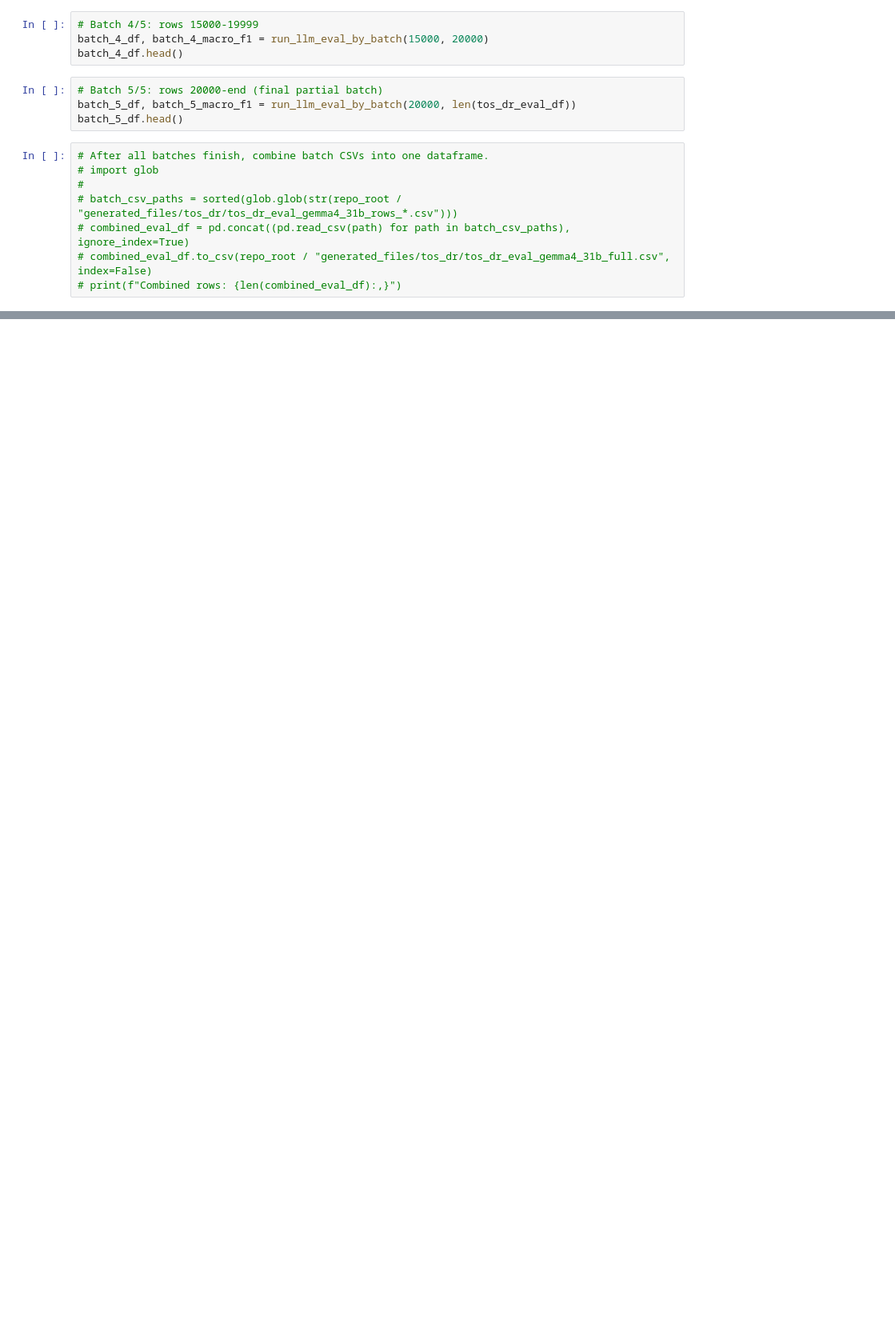
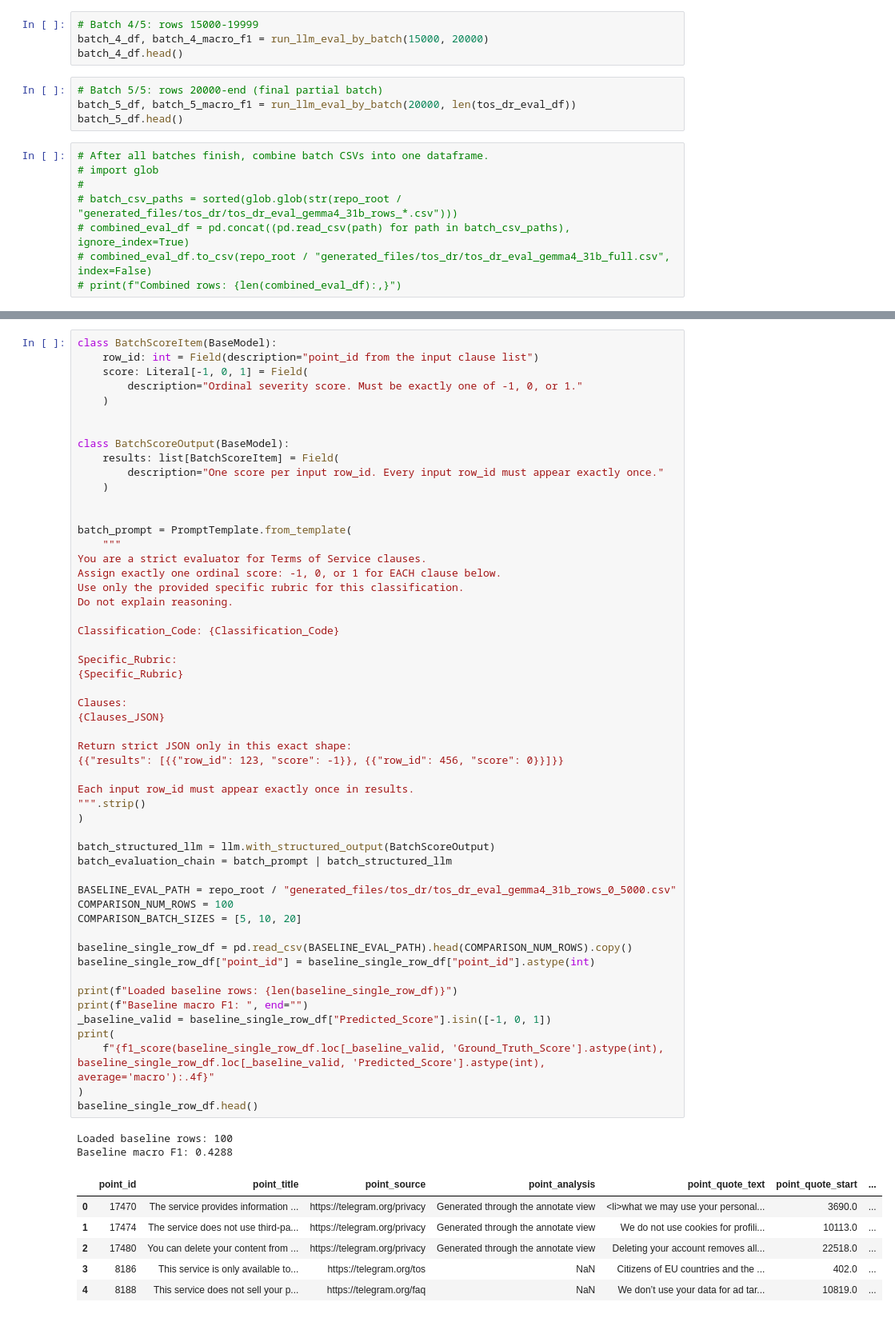
Before and after one commit to riki-11/lawgic, a Jupyter notebook: notebooks/tos_dr/tos_dr_evaluation.ipynb, the cells around one changed output, grey strips where cells are left out. Shown at 80% size. Drawn from its saved outputs; the diff is of its cells as text; blank space fills up the shorter version.

```diff
--- a/notebooks/tos_dr/tos_dr_evaluation.ipynb
+++ b/notebooks/tos_dr/tos_dr_evaluation.ipynb
@@ -649,0 +670,62 @@ batch_5_df.head()
+# %%
+class BatchScoreItem(BaseModel):
+    row_id: int = Field(description="point_id from the input clause list")
+    score: Literal[-1, 0, 1] = Field(
+        description="Ordinal severity score. Must be exactly one of -1, 0, or 1."
+    )
+
+
+class BatchScoreOutput(BaseModel):
+    results: list[BatchScoreItem] = Field(
+        description="One score per input row_id. Every input row_id must appear exactly once."
+    )
+
+
+batch_prompt = PromptTemplate.from_template(
+    """
+You are a strict evaluator for Terms of Service clauses.
+Assign exactly one ordinal score: -1, 0, or 1 for EACH clause below.
+Use only the provided specific rubric for this classification.
+Do not explain reasoning.
+
+Classification_Code: {Classification_Code}
+
+Specific_Rubric:
+{Specific_Rubric}
+
+Clauses:
+{Clauses_JSON}
+
+Return strict JSON only in this exact shape:
+{{"results": [{{"row_id": 123, "score": -1}}, {{"row_id": 456, "score": 0}}]}}
+
+Each input row_id must appear exactly once in results.
+""".strip()
+)
+
+batch_structured_llm = llm.with_structured_output(BatchScoreOutput)
+batch_evaluation_chain = batch_prompt | batch_structured_llm
+
+BASELINE_EVAL_PATH = repo_root / "generated_files/tos_dr/tos_dr_eval_gemma4_31b_rows_0_5000.csv"
+COMPARISON_NUM_ROWS = 100
+COMPARISON_BATCH_SIZES = [5, 10, 20]
+
+baseline_single_row_df = pd.read_csv(BASELINE_EVAL_PATH).head(COMPARISON_NUM_ROWS).copy()
+baseline_single_row_df["point_id"] = baseline_single_row_df["point_id"].astype(int)
+
+print(f"Loaded baseline rows: {len(baseline_single_row_df)}")
+print(f"Baseline macro F1: ", end="")
+_baseline_valid = baseline_single_row_df["Predicted_Score"].isin([-1, 0, 1])
+print(
+    f"{f1_score(baseline_single_row_df.loc[_baseline_valid, 'Ground_Truth_Score'].astype(int), baseline_single_row_df.loc[_baseline_valid, 'Predicted_Score'].astype(int), average='macro'):.4f}"
+)
+baseline_single_row_df.head()
+# %% [output]
+Loaded baseline rows: 100
+Baseline macro F1: 0.4288
+|  | point_id | point_title | point_source | point_analysis | point_quote_text | point_quote_start | ... |
+| 0 | 17470 | The service provides information ... | https://telegram.org/privacy | Generated through the annotate view | <li>what we may use your personal... | 3690.0 | ... |
+| 1 | 17474 | The service does not use third-pa... | https://telegram.org/privacy | Generated through the annotate view | We do not use cookies for profili... | 10113.0 | ... |
+| 2 | 17480 | You can delete your content from ... | https://telegram.org/privacy | Generated through the annotate view | Deleting your account removes all... | 22518.0 | ... |
+| 3 | 8186 | This service is only available to... | https://telegram.org/tos | NaN | Citizens of EU countries and the ... | 402.0 | ... |
+| 4 | 8188 | This service does not sell your p... | https://telegram.org/faq | NaN | We don’t use your data for ad tar... | 10819.0 | ... |
```
Also changed, not shown: parts of 16 cells of this notebook, 7 other files.
